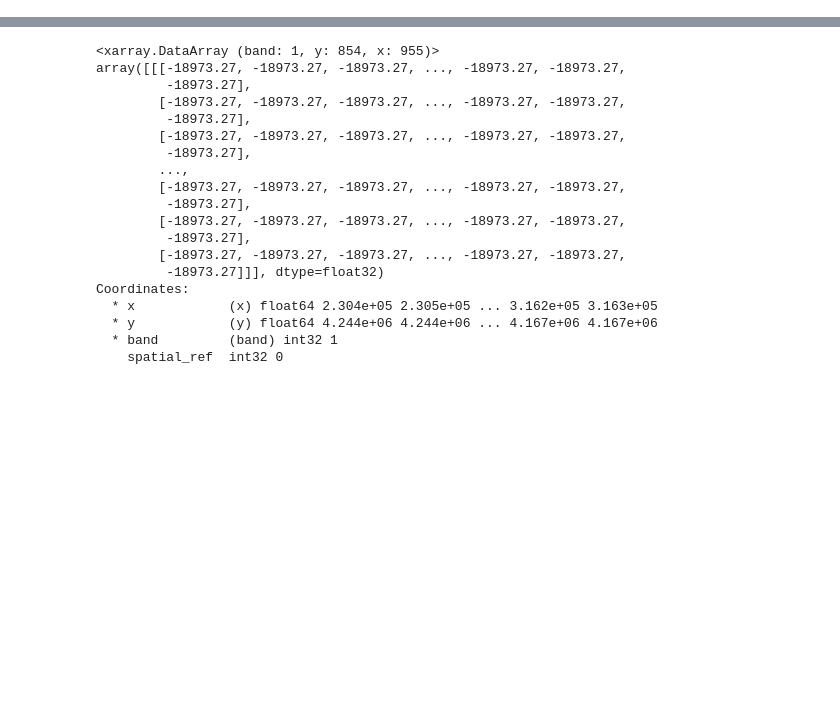
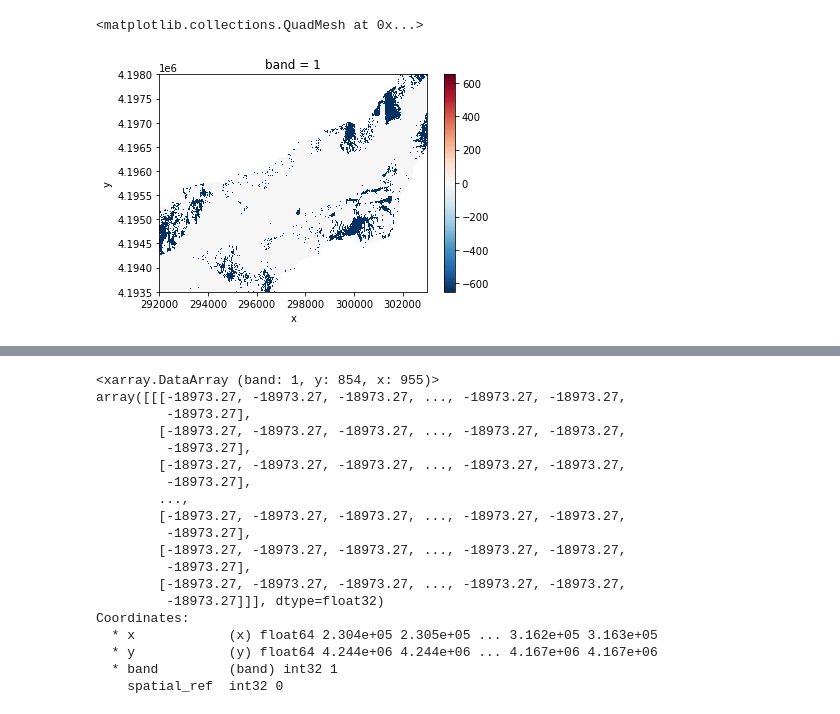
Before and after one commit to UW-GDA/aster-thermal, a Jupyter notebook: april21_workbook.ipynb, the cells around one changed output, grey strips where cells are left out. Saved outputs shown, nothing was run; the diff lists cells and outputs as text; code cells hidden in the pictures; blank space fills up the shorter version.

```diff
--- a/april21_workbook.ipynb
+++ b/april21_workbook.ipynb
@@ -39,2 +44,7 @@ air_rad = air_rad.rio.set_crs(air_tb.crs)
+# %%
+air_rad.plot()
+# %% [output]
+<matplotlib.collections.QuadMesh at 0x...>
+[figure, added]
 # %%
 air_rad_repr = air_rad.rio.reproject_match(aster_src)
```
Also changed, not shown: parts of 8 cells of this notebook.
